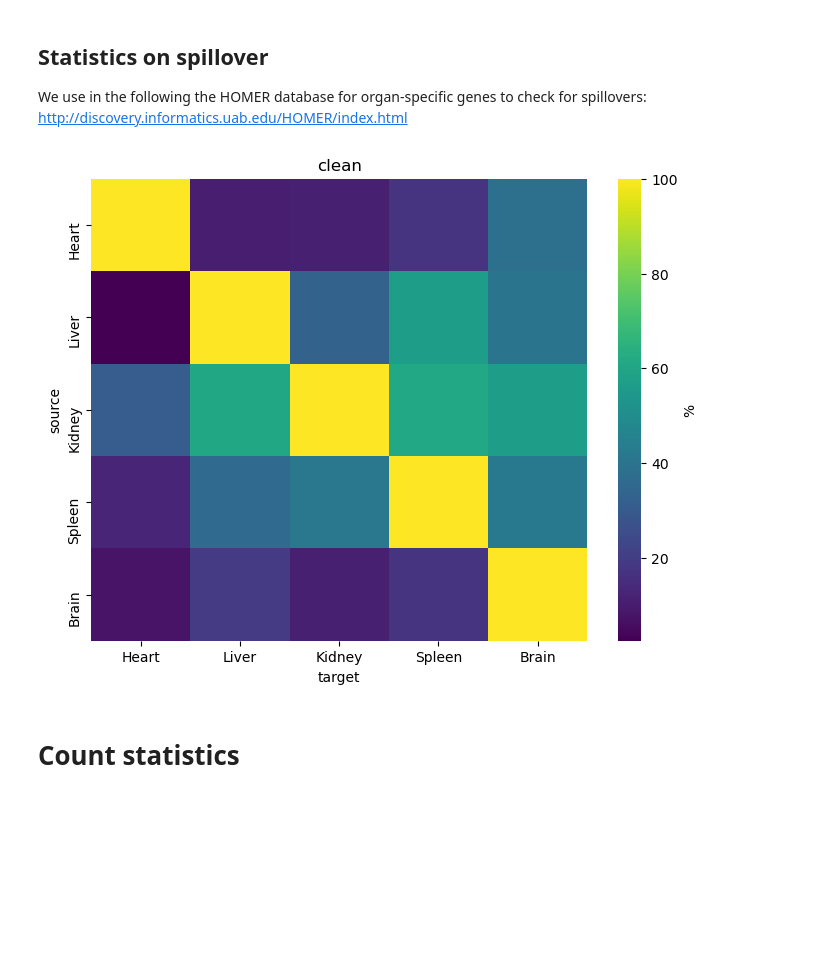
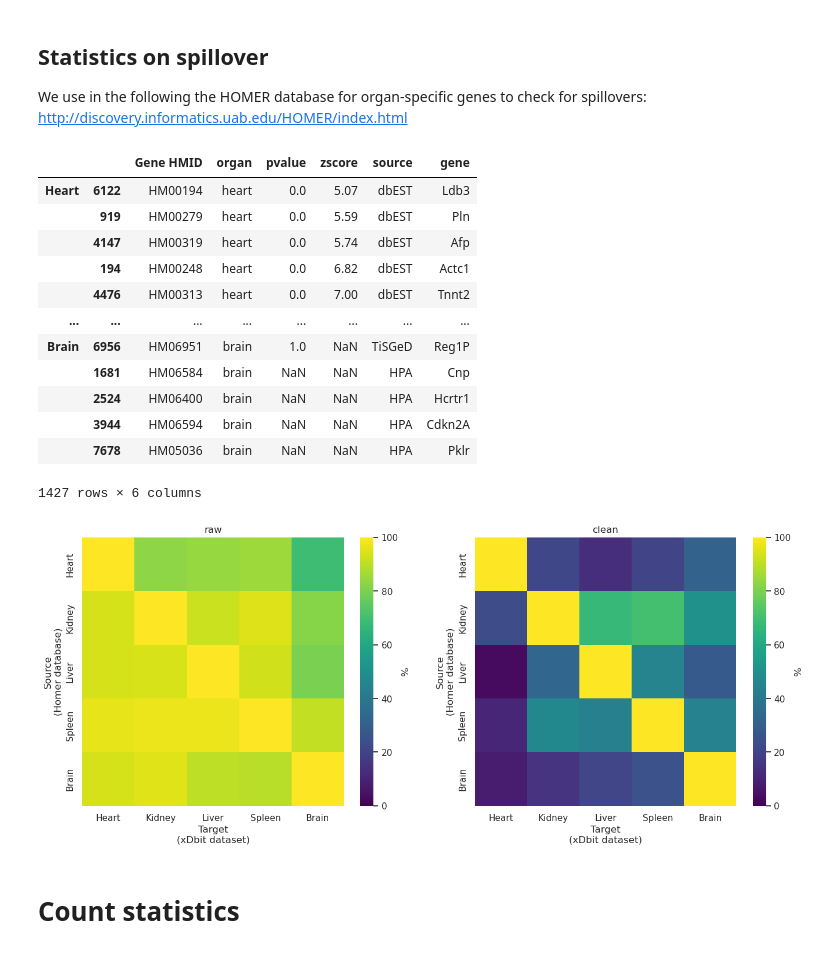
Before and after one commit to jwrth/xDBiT_toolbox, a Jupyter notebook: publication/notebooks/SpatialMouse_01_clean_dataset.ipynb, the cells around one changed output. Drawn from its saved outputs; the diff is of its cells as text; code cells hidden in the pictures; blank space fills up the shorter version.

```diff
--- a/publication/notebooks/SpatialMouse_01_clean_dataset.ipynb
+++ b/publication/notebooks/SpatialMouse_01_clean_dataset.ipynb
@@ -64,6 +64,11 @@ The data for this publication can be found in : https://www.ncbi.nlm.nih.gov/geo
 anndata_dirs = [
     "D:/data/37_38/anndata/",
     "D:/data/37_46/anndata/"
+]
+
+anndata_dirs = [
+    "/home/hpc/johannes.wirth/data/experiments/37_38/anndata/",
+    "/home/hpc/johannes.wirth/data/experiments/37_46/anndata/"
 ]
 
 # get list of files
@@ -89,6 +94,11 @@ paths_to_add = [
     "D:/data/37_38/anndata/tmp/37_38_A2_alignimages.h5ad"
 ]
 
+paths_to_add = [
+    "/home/hpc/johannes.wirth/data/experiments/37_38/anndata/tmp/37_38_A1_alignimages.h5ad",
+    "/home/hpc/johannes.wirth/data/experiments/37_38/anndata/tmp/37_38_A2_alignimages.h5ad"
+]
+
 in_files = in_files + paths_to_add
 # %% [markdown]
 ## Read per well ID
@@ -289,8 +299,10 @@ for organ in adatas:
     genes_per_organ[organ] = genes_to_keep
 # %%
 perOrgan = {}
+perOrgan_raw = {}
 for organ, adatadict in adatas.items():
     a = anndata.concat(list(adatadict.values()), uns_merge='unique')
     mask = a.var_names.isin(genes_per_organ[organ])
-    a = a[:, mask].copy()
-    perOrgan[organ] = a
+    af = a[:, mask].copy()
+    perOrgan[organ] = af
+    perOrgan_raw[organ] = a
@@ -308,9 +366,25 @@ homer["gene"] = [str(idtogene.loc[idx, "GENENAME"]).title() for idx in homer["Ge
 
 # select organs from our dataset and sort values per organ
 homer = pd.concat({organ: homer.query('organ == "{}"'.format(organ.lower())).sort_values(["pvalue", "zscore"]) for organ in adatas.keys()})
+# %%
+homer
+# %% [output]
+|  |  | Gene HMID | organ | pvalue | zscore | source | gene |
+| Heart | 6122 | HM00194 | heart | 0.0 | 5.07 | dbEST | Ldb3 |
+|  | 919 | HM00279 | heart | 0.0 | 5.59 | dbEST | Pln |
+|  | 4147 | HM00319 | heart | 0.0 | 5.74 | dbEST | Afp |
+|  | 194 | HM00248 | heart | 0.0 | 6.82 | dbEST | Actc1 |
+|  | 4476 | HM00313 | heart | 0.0 | 7.00 | dbEST | Tnnt2 |
+| ... | ... | ... | ... | ... | ... | ... | ... |
+| Brain | 6956 | HM06951 | brain | 1.0 | NaN | TiSGeD | Reg1P |
+|  | 1681 | HM06584 | brain | NaN | NaN | HPA | Cnp |
+|  | 2524 | HM06400 | brain | NaN | NaN | HPA | Hcrtr1 |
+|  | 3944 | HM06594 | brain | NaN | NaN | HPA | Cdkn2A |
+|  | 7678 | HM05036 | brain | NaN | NaN | HPA | Pklr |
+1427 rows × 6 columns
 # %%
-data = [perOrgan] # datasets before and after filtering
-names = ["clean"]
+data = [perOrgan_raw, perOrgan] # datasets before and after filtering
+names = ["raw", "clean"]
 topn = 100
 
 spillall = {}
@@ -318,10 +392,12 @@ for i, d in enumerate(data):
     spill = {}
     for organ in homer.index.unique(level=0):
         # get top specific genes for this organ
-        topgenes = homer.xs(organ).head(topn)['gene'].values
+        #topgenes = homer.xs(organ).head(topn)['gene'].values
+        topgenes = homer.xs(organ)['gene'].values
 
         # select only genes that are in the dataset of the source organ
         topgenes = [gene for gene in topgenes if gene in d[organ].var_names]
+        topgenes = topgenes[:topn]
 
         spilldict = {}
         for o, a in d.items():
@@ -340,19 +416,27 @@ for i, d in enumerate(data):
 # %%
 ncols = len(spillall)
 
 fig, axs = plt.subplots(1, ncols, figsize=(8 * ncols, 6))
 
 if ncols == 1:
     axs = [axs]
 
 for i, (name, df) in enumerate(spillall.items()):
+    sns.set_theme(font_scale=1)
     sns.heatmap(df, cmap='viridis', ax=axs[i],
-                cbar_kws={'label': '%'})
+                cbar_kws={'label': '%'},
+                vmin=0, vmax=100
+               )
     axs[i].set_title(name)
+    axs[i].set_ylabel("Source\n(Homer database)")
+    axs[i].set_xlabel("Target\n(xDbit dataset)")
 
+#fig.tight_layout()
+
+plt.savefig("figures/clean_dataset/heatmap_spillover_homer.pdf")
 plt.show()
 # %% [output]
-[figure, old version]
+[figure, new version]
 # %% [markdown]
 # Count statistics
 # %% [markdown]
```
Also changed, not shown: parts of 8 cells of this notebook.
